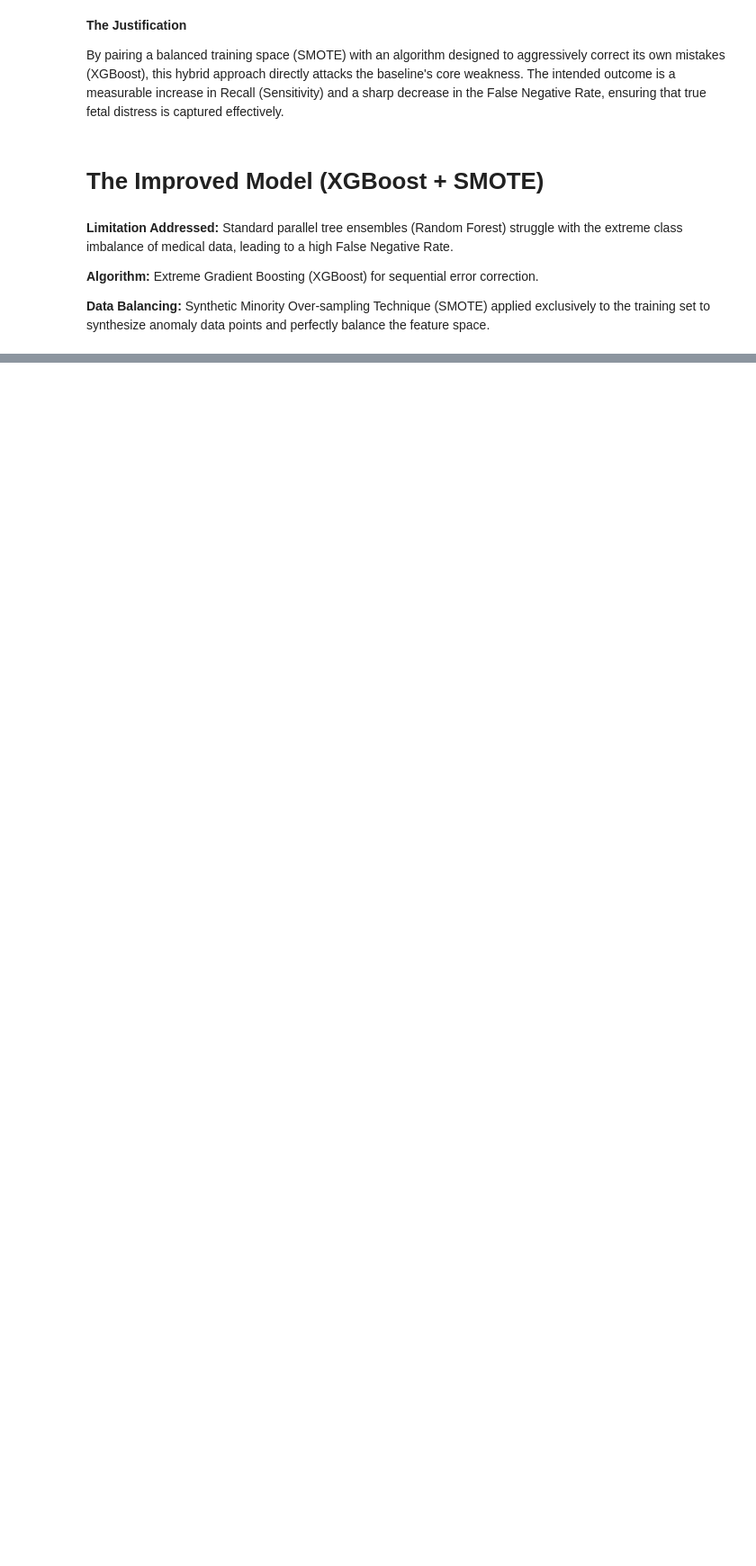
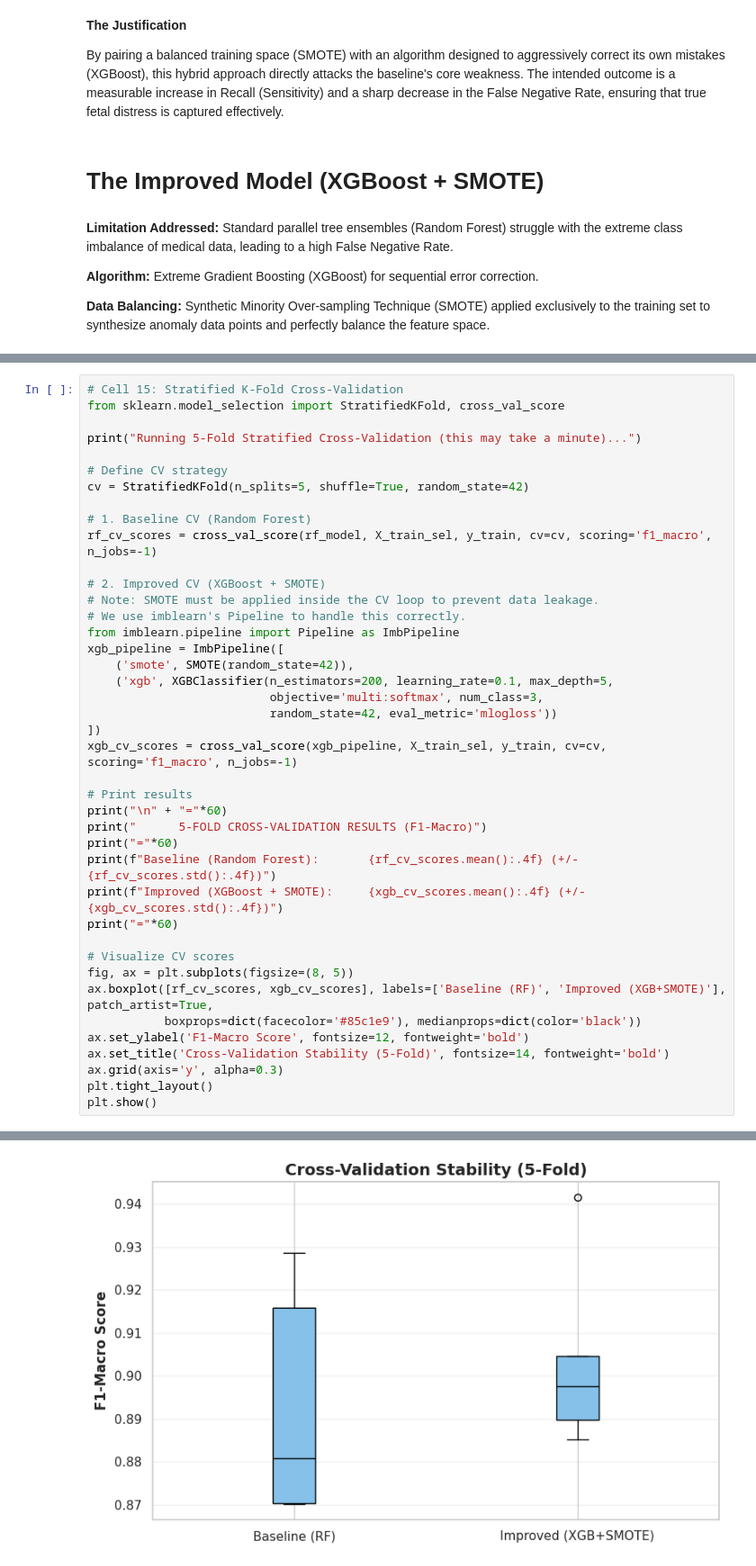
Before and after one commit to YadurajSiddarth/Fetal-monitoring-ctg-, a Jupyter notebook: Fetus_Monitoring_(CTG).ipynb, the cells around one changed output, grey strips where cells are left out. Shown at 90% size. Cells and saved outputs as stored; diff of their text form; blank space fills up the shorter version.

```diff
--- a/Fetus_Monitoring_(CTG).ipynb
+++ b/Fetus_Monitoring_(CTG).ipynb
@@ -526,0 +335,42 @@ plt.show()
+# %%
+# Cell 15: Stratified K-Fold Cross-Validation
+from sklearn.model_selection import StratifiedKFold, cross_val_score
+
+print("Running 5-Fold Stratified Cross-Validation (this may take a minute)...")
+
+# Define CV strategy
+cv = StratifiedKFold(n_splits=5, shuffle=True, random_state=42)
+
+# 1. Baseline CV (Random Forest)
+rf_cv_scores = cross_val_score(rf_model, X_train_sel, y_train, cv=cv, scoring='f1_macro', n_jobs=-1)
+
+# 2. Improved CV (XGBoost + SMOTE)
+# Note: SMOTE must be applied inside the CV loop to prevent data leakage.
+# We use imblearn's Pipeline to handle this correctly.
+from imblearn.pipeline import Pipeline as ImbPipeline
+xgb_pipeline = ImbPipeline([
+    ('smote', SMOTE(random_state=42)),
+    ('xgb', XGBClassifier(n_estimators=200, learning_rate=0.1, max_depth=5,
+                          objective='multi:softmax', num_class=3,
+                          random_state=42, eval_metric='mlogloss'))
+])
+xgb_cv_scores = cross_val_score(xgb_pipeline, X_train_sel, y_train, cv=cv, scoring='f1_macro', n_jobs=-1)
+
+# Print results
+print("\n" + "="*60)
+print("      5-FOLD CROSS-VALIDATION RESULTS (F1-Macro)")
+print("="*60)
+print(f"Baseline (Random Forest):       {rf_cv_scores.mean():.4f} (+/- {rf_cv_scores.std():.4f})")
+print(f"Improved (XGBoost + SMOTE):     {xgb_cv_scores.mean():.4f} (+/- {xgb_cv_scores.std():.4f})")
+print("="*60)
+
+# Visualize CV scores
+fig, ax = plt.subplots(figsize=(8, 5))
+ax.boxplot([rf_cv_scores, xgb_cv_scores], labels=['Baseline (RF)', 'Improved (XGB+SMOTE)'], patch_artist=True,
+           boxprops=dict(facecolor='#85c1e9'), medianprops=dict(color='black'))
+ax.set_ylabel('F1-Macro Score', fontsize=12, fontweight='bold')
+ax.set_title('Cross-Validation Stability (5-Fold)', fontsize=14, fontweight='bold')
+ax.grid(axis='y', alpha=0.3)
+plt.tight_layout()
+plt.show()
+# %% [output]
@@ -526,0 +385 @@ plt.show()
+[figure, added]
```
Also changed, not shown: parts of 22 cells of this notebook.
